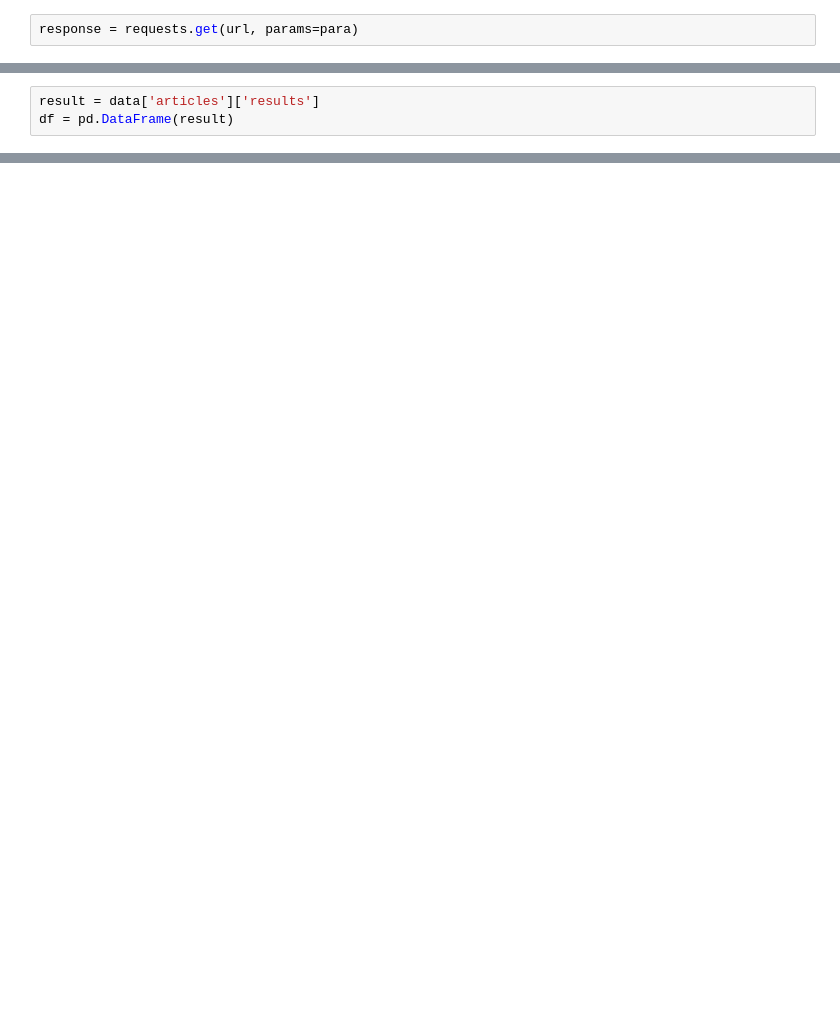
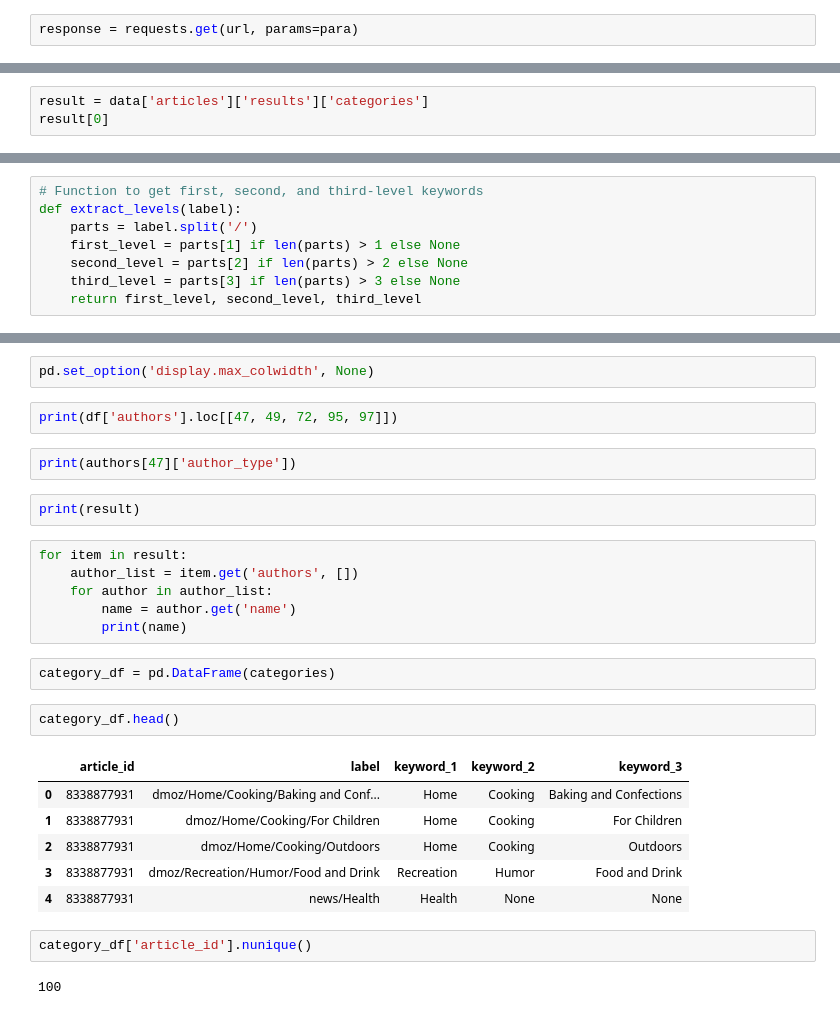
Before and after one commit to alecfei/news_articles, a Jupyter notebook: test.ipynb, the cells around one changed output, grey strips where cells are left out. Drawn from its saved outputs; the diff is of its cells as text; blank space fills up the shorter version.

```diff
--- a/test.ipynb
+++ b/test.ipynb
@@ -42,3 +35,3 @@ else:
 # %%
-result = data['articles']['results']
-df = pd.DataFrame(result)
+result = data['articles']['results']['categories']
+result[0]
@@ -44,0 +60,8 @@ df = pd.DataFrame(result)
+# %%
+# Function to get first, second, and third-level keywords
+def extract_levels(label):
+    parts = label.split('/')
+    first_level = parts[1] if len(parts) > 1 else None
+    second_level = parts[2] if len(parts) > 2 else None
+    third_level = parts[3] if len(parts) > 3 else None
+    return first_level, second_level, third_level
@@ -101,0 +278,29 @@ dtype: int64
+# %%
+pd.set_option('display.max_colwidth', None)
+# %%
+print(df['authors'].loc[[47, 49, 72, 95, 97]])
+# %%
+print(authors[47]['author_type'])
+# %%
+print(result)
+# %%
+for item in result:
+    author_list = item.get('authors', [])
+    for author in author_list:
+        name = author.get('name')
+        print(name)
+# %%
+category_df = pd.DataFrame(categories)
+# %%
+category_df.head()
+# %% [output]
+|  | article_id | label | keyword_1 | keyword_2 | keyword_3 |
+| 0 | 8338877931 | dmoz/Home/Cooking/Baking and Conf... | Home | Cooking | Baking and Confections |
+| 1 | 8338877931 | dmoz/Home/Cooking/For Children | Home | Cooking | For Children |
+| 2 | 8338877931 | dmoz/Home/Cooking/Outdoors | Home | Cooking | Outdoors |
+| 3 | 8338877931 | dmoz/Recreation/Humor/Food and Drink | Recreation | Humor | Food and Drink |
+| 4 | 8338877931 | news/Health | Health | None | None |
+# %%
+category_df['article_id'].nunique()
+# %% [output]
+100
```
Also changed, not shown: parts of 32 cells of this notebook, 1 other file.
